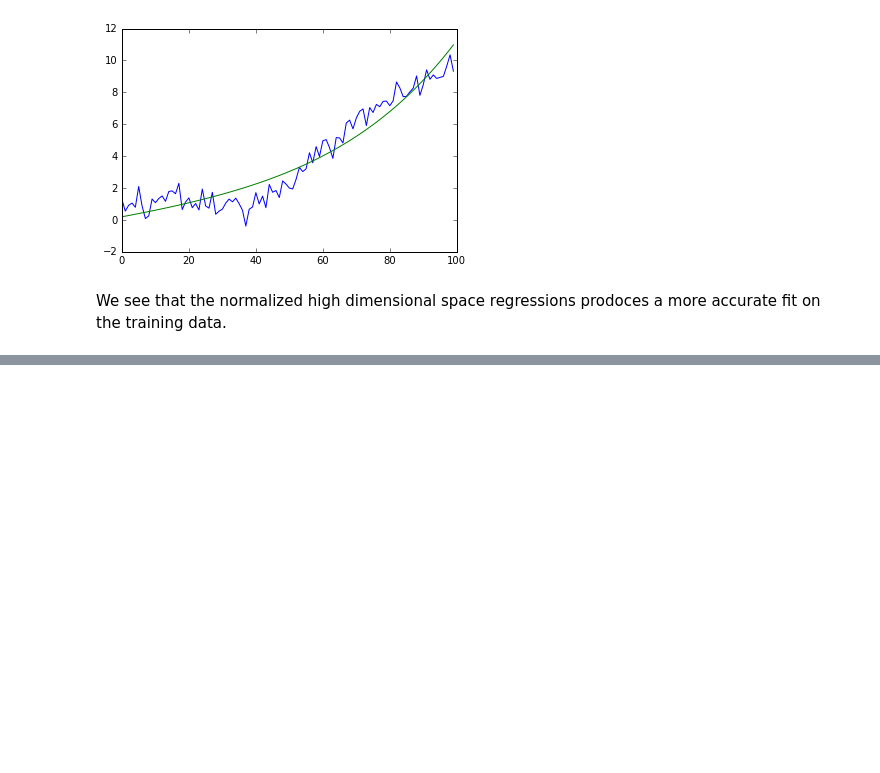
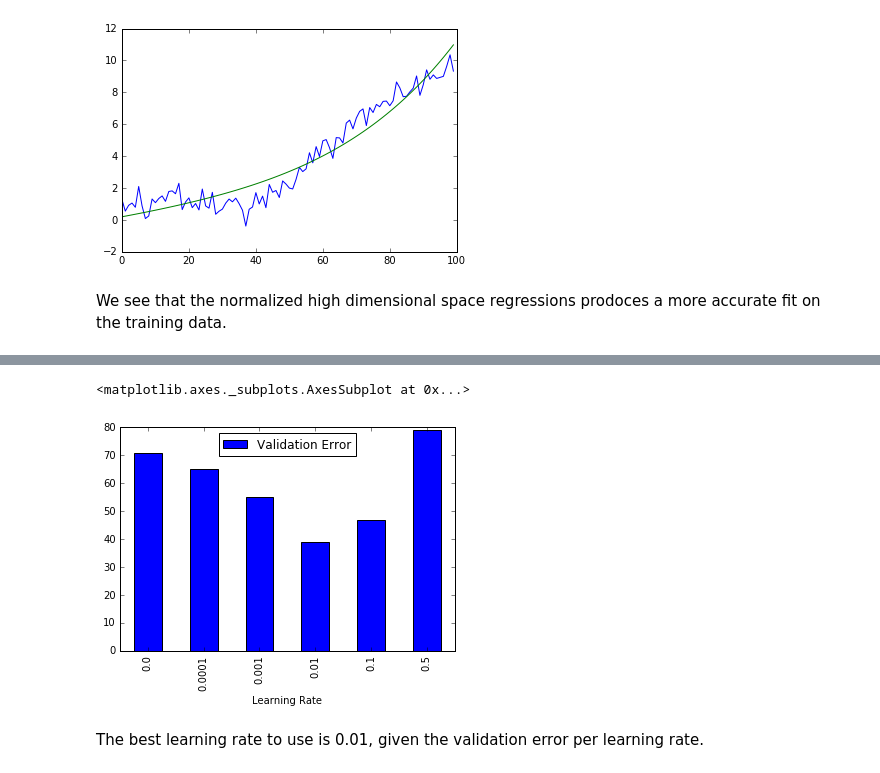
Before and after one commit to abadila/ece521_assignment, a Jupyter notebook: Assignment_1.ipynb, the cells around one changed output, grey strips where cells are left out. Drawn from its saved outputs; the diff is of its cells as text; code cells hidden in the pictures; blank space fills up the shorter version.

```diff
--- a/Assignment_1.ipynb
+++ b/Assignment_1.ipynb
@@ -370,3 +414,10 @@ df_err
 | 3 | 0.0100 | 39 |
 | 4 | 0.1000 | 47 |
 | 5 | 0.5000 | 79 |
+# %%
+df_err.plot(kind='bar', x = 'Learning Rate', y = 'Validation Error')
+# %% [output]
+<matplotlib.axes._subplots.AxesSubplot at 0x...>
+[figure, added]
+# %% [markdown]
+The best learning rate to use is 0.01, given the validation error per learning rate.
```
Also changed, not shown: parts of 21 cells of this notebook.
